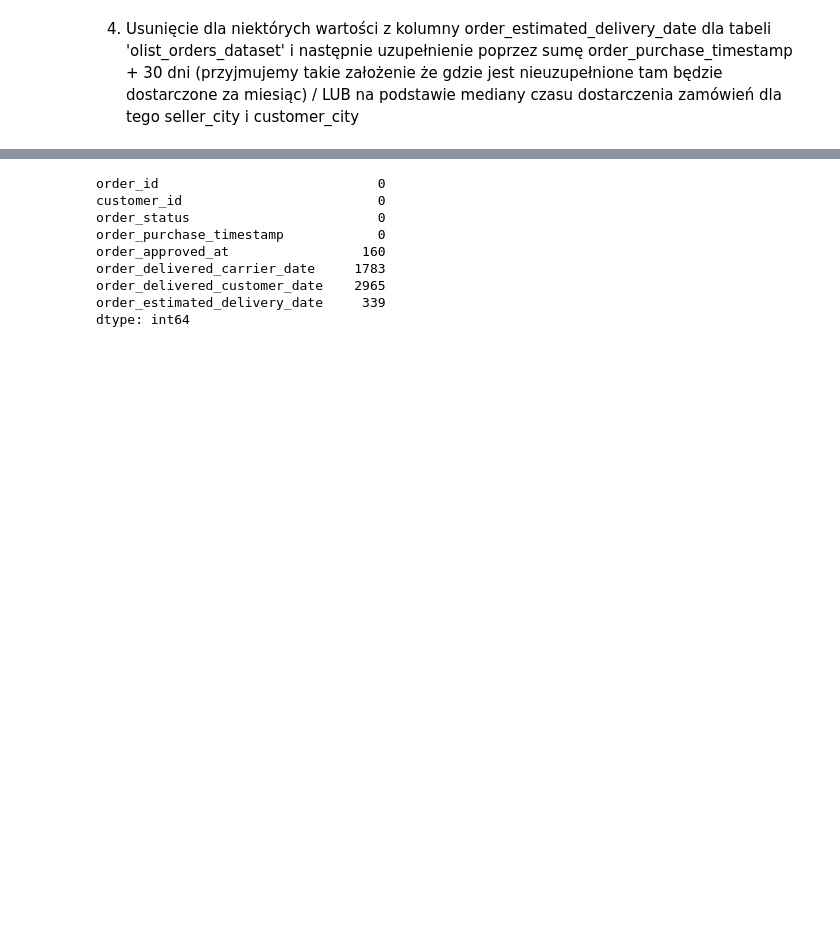
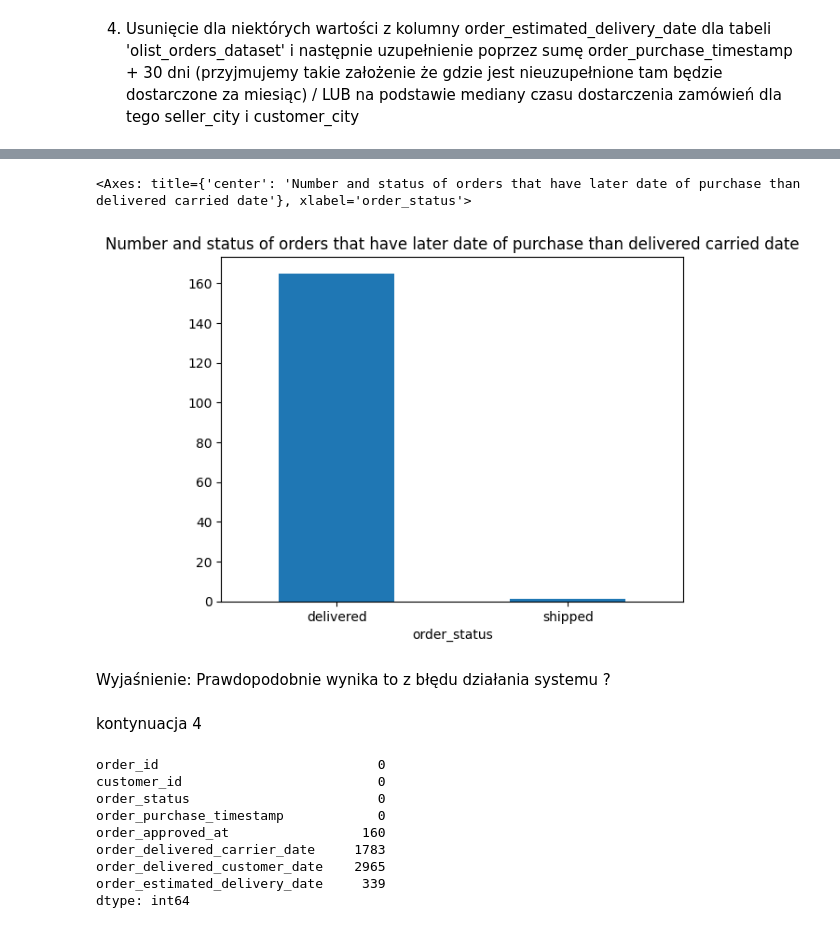
Before and after one commit to PatrykW7/Olist_E-commerce_Analytics_Platform, a Jupyter notebook: olist_pro/Transformations.ipynb, the cells around one changed output, grey strips where cells are left out. Saved outputs shown, nothing was run; the diff lists cells and outputs as text; code cells hidden in the pictures; blank space fills up the shorter version.

```diff
--- a/olist_pro/Transformations.ipynb
+++ b/olist_pro/Transformations.ipynb
@@ -701,0 +712,10 @@ df_orders.head()
+# %%
+mask_check1 = (df_orders["order_purchase_timestamp"] > df_orders["order_approved_at"])
+print(f"Number of orders that have later datetime of purchase than datetime of order approved: {len(df_orders.loc[mask_check1,])}")
+mask_check2 = (df_orders["order_purchase_timestamp"] > df_orders["order_delivered_carrier_date"])
+print(f"Number of rows that have later dateime of purchase than datetime of order carrier delivered: {len(df_orders.loc[mask_check2,])}")
+order_list = df_orders["order_id"].loc[mask_check2,]
+mask_check3 = (df_orders["order_purchase_timestamp"] > df_orders["order_delivered_customer_date"])
+print(f"Number of rows taht have later datetime of purchase than datetime of order delivered to customer: {len(df_orders.loc[mask_check3,])}")
+mask_check4 = (df_orders["order_purchase_timestamp"] > df_orders["order_estimated_delivery_date"])
+print(f"Number of rows taht have later datetime of purchase than datetime of estimated delivery datetime: {len(df_orders.loc[mask_check4,])}")
@@ -702,3 +727,13 @@ df_orders.head()
+# %%
+df_orders[df_orders["order_id"].isin(order_list)]["order_status"].value_counts().plot.bar(title = "Number and status of orders that have later date of purchase than delivered carried date",
+                                                                                          rot = 0)
+# %% [output]
+<Axes: title={'center': 'Number and status of orders that have later date of purchase than delivered carried date'}, xlabel='order_status'>
+[figure, added]
+# %% [markdown]
+Wyjaśnienie: Prawdopodobnie wynika to z błędu działania systemu ?
+# %% [markdown]
+kontynuacja 4
 # %%
 df_orders.isna().sum()
 # %% [output]
```
Also changed, not shown: parts of 36 cells of this notebook, 2 other files.
